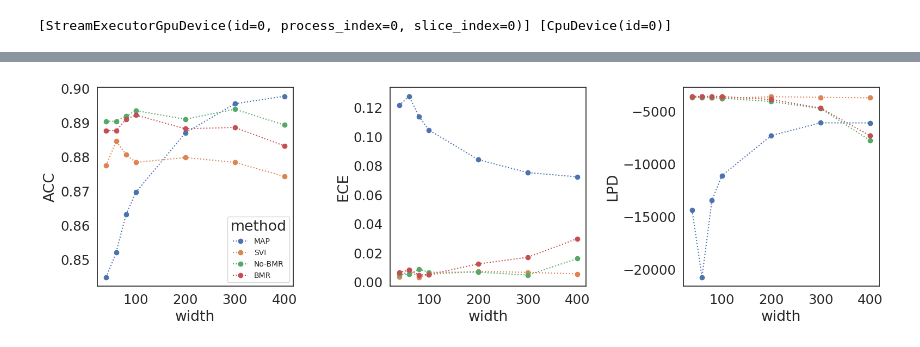
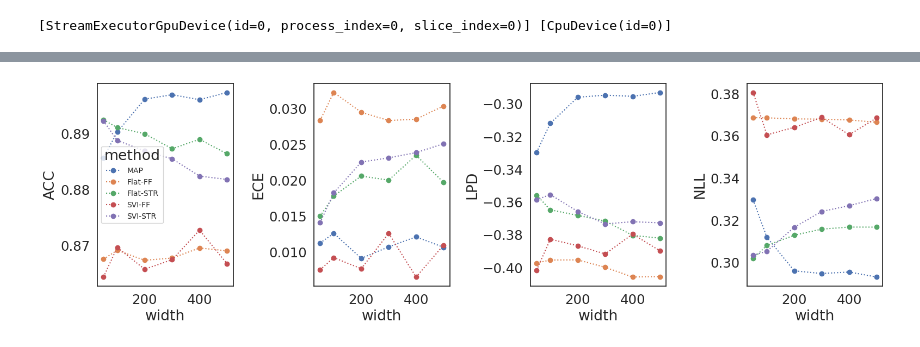
Before and after one commit to dimarkov/numpc, a Jupyter notebook: notebooks/bmr/image_data_comparison.ipynb, the cells around one changed output, grey strips where cells are left out. Drawn from its saved outputs; the diff is of its cells as text; code cells hidden in the pictures.

```diff
--- a/notebooks/bmr/image_data_comparison.ipynb
+++ b/notebooks/bmr/image_data_comparison.ipynb
@@ -425,15 +568,50 @@ jnp.savez('comp_images.npz', results=res)
+# %%
+depth = 1
+opts = {
+    'epochs': 1,
+    'num_steps1': 180_000,
+    'num_steps2': 20_000,
+    'batch_size': 512,
+    'num_samples': 100,
+    'num_particles': 16,
+    'lr': 1e-3,
+    'gamma0': 0.1,
+    'tau0': 1e-2
+}
+
+method = 'BMR-STR'
+res[method] = []
+
+losses = []
+for nh in num_hn:
+    print(depth, nh)
+    rng_key, _rng_key = random.split(rng_key)
+    dense_net = MLP(in_size, out_size=out_size, width_size=nh, depth=depth, key=_rng_key)
+
+    rng_key, _rng_key = random.split(rng_key)
+    out, smpl, loss = loopy_bmr(_rng_key, train_ds['label'], dense_net, opts, posterior='matrixnormal', autoguide='multivariate', reduced=True)
+
+    losses.append(loss[-1][-1])
+    res[method].append( (depth, nh, out, opts, smpl) )
+
+jnp.savez('comp_images.npz', results=res)
+plt.figure(figsize=(16, 5))
+for loss in losses:
+    plt.plot( loss[-1_000:] )
 # %%
 import pandas as pd
-fig, axes = plt.subplots(1, 3, figsize=(16, 5), sharex=False)
+fig, axes = plt.subplots(1, 4, figsize=(16, 5), sharex=False)
 
-for key in ['MAP', 'SVI', 'No-BMR', 'BMR']:
+for key in ['MAP', 'Flat-FF', 'Flat-STR', 'SVI-FF', 'SVI-STR']:
 
-    for i, metric in enumerate(['acc', 'ece', 'lpd']):
-        axes[i].plot([tpl[1] for tpl in res[key]], [tpl[2][metric] for tpl in res[key]], 'o:', label=key)
+    for i, metric in enumerate(['accs', 'eces', 'lpds', 'nlls']):
+        width = [tmp[1] for tmp in res[key]]
+        values = [tmp[2][metric][0] for tmp in res[key]]
+        axes[i].plot(width, values, 'o:', label=key)
         axes[i].set_xlabel('width')
-        axes[i].set_ylabel(metric.upper())
+        axes[i].set_ylabel(metric[:-1].upper())
 
 axes[0].legend(title='method', fontsize=10)
 fig.tight_layout()
 # %% [output]
-[figure, old version]
+[figure, new version]
```
Also changed, not shown: parts of 29 cells of this notebook, 6 other files.
